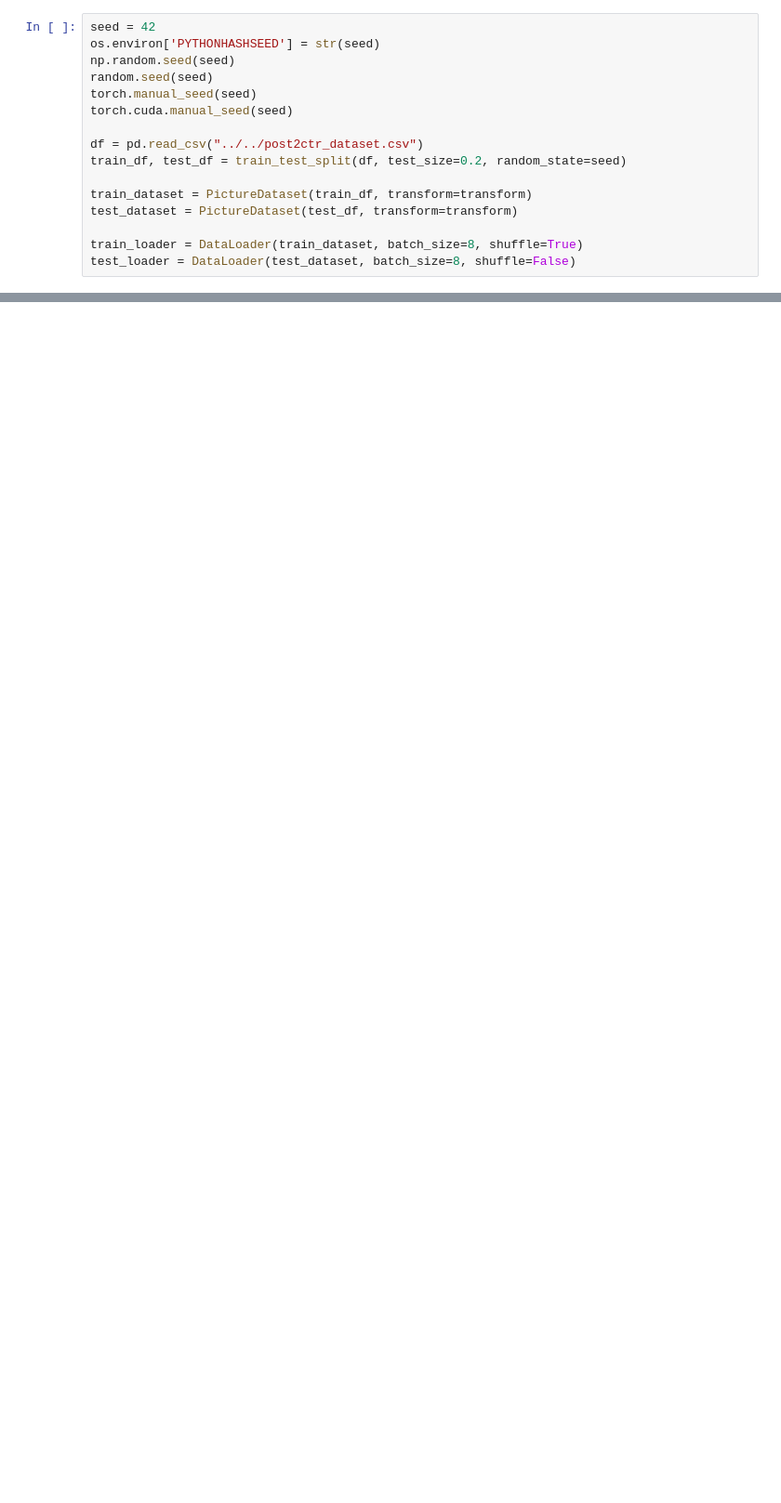
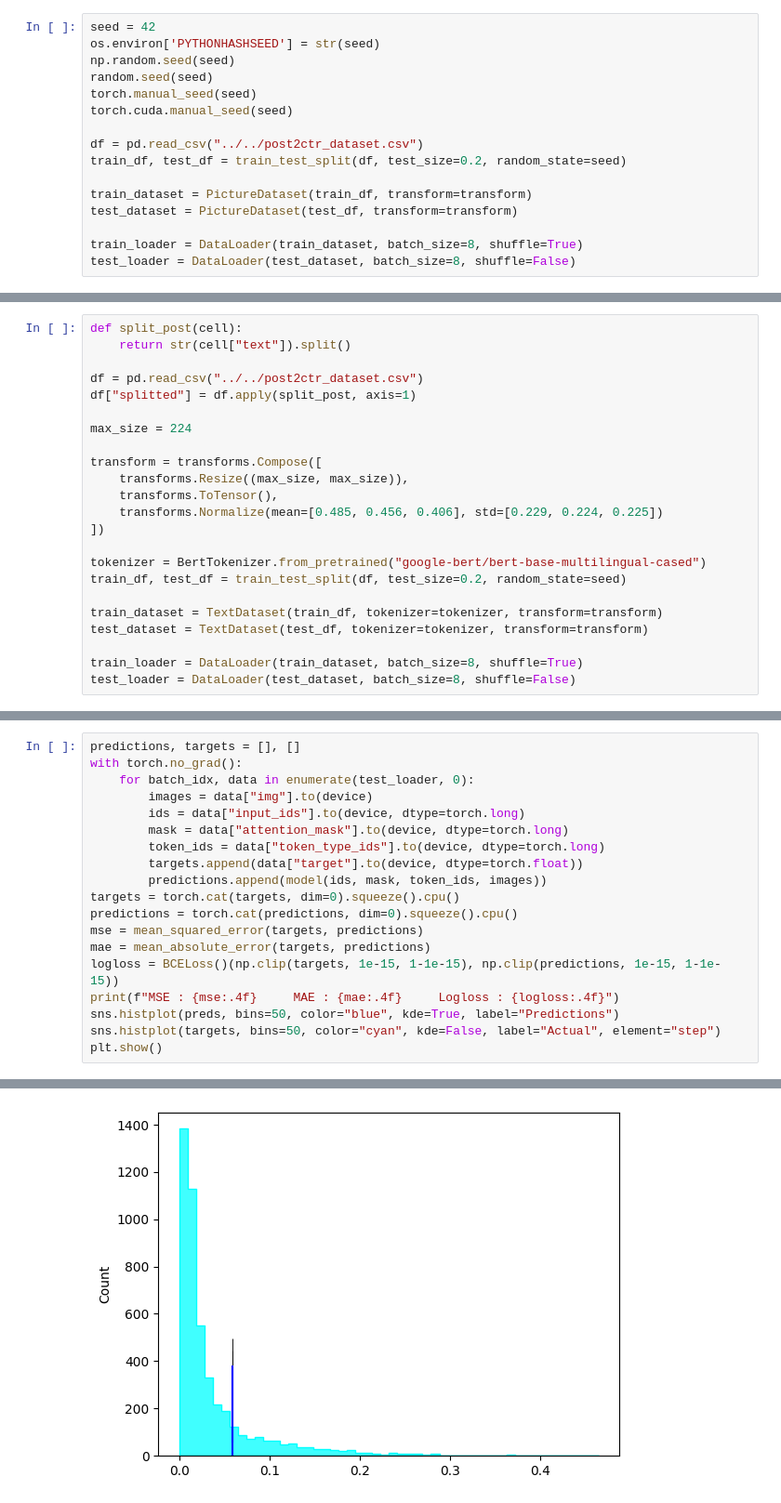
Before and after one commit to Octopupu5/vk-lab-test, a Jupyter notebook: recsys/visualizing_models.ipynb, the cells around one changed output, grey strips where cells are left out. Shown at 93% size. Saved outputs shown, nothing was run; the diff lists cells and outputs as text; blank space fills up the shorter version.

```diff
--- a/recsys/visualizing_models.ipynb
+++ b/recsys/visualizing_models.ipynb
@@ -126,0 +174,23 @@ for i, row in df_results.iterrows():
+# %%
+def split_post(cell):
+    return str(cell["text"]).split()
+
+df = pd.read_csv("../../post2ctr_dataset.csv")
+df["splitted"] = df.apply(split_post, axis=1)
+
+max_size = 224
+
+transform = transforms.Compose([
+    transforms.Resize((max_size, max_size)),
+    transforms.ToTensor(),
+    transforms.Normalize(mean=[0.485, 0.456, 0.406], std=[0.229, 0.224, 0.225])
+])
+
+tokenizer = BertTokenizer.from_pretrained("google-bert/bert-base-multilingual-cased")
+train_df, test_df = train_test_split(df, test_size=0.2, random_state=seed)
+
+train_dataset = TextDataset(train_df, tokenizer=tokenizer, transform=transform)
+test_dataset = TextDataset(test_df, tokenizer=tokenizer, transform=transform)
+
+train_loader = DataLoader(train_dataset, batch_size=8, shuffle=True)
+test_loader = DataLoader(test_dataset, batch_size=8, shuffle=False)
@@ -126,0 +238,20 @@ for i, row in df_results.iterrows():
+# %%
+predictions, targets = [], []
+with torch.no_grad():
+    for batch_idx, data in enumerate(test_loader, 0):
+        images = data["img"].to(device)
+        ids = data["input_ids"].to(device, dtype=torch.long)
+        mask = data["attention_mask"].to(device, dtype=torch.long)
+        token_ids = data["token_type_ids"].to(device, dtype=torch.long)
+        targets.append(data["target"].to(device, dtype=torch.float))
+        predictions.append(model(ids, mask, token_ids, images))
+targets = torch.cat(targets, dim=0).squeeze().cpu()
+predictions = torch.cat(predictions, dim=0).squeeze().cpu()
+mse = mean_squared_error(targets, predictions)
+mae = mean_absolute_error(targets, predictions)
+logloss = BCELoss()(np.clip(targets, 1e-15, 1-1e-15), np.clip(predictions, 1e-15, 1-1e-15))
+print(f"MSE : {mse:.4f}     MAE : {mae:.4f}     Logloss : {logloss:.4f}")
+sns.histplot(preds, bins=50, color="blue", kde=True, label="Predictions")
+sns.histplot(targets, bins=50, color="cyan", kde=False, label="Actual", element="step")
+plt.show()
+# %% [output]
@@ -126,0 +259 @@ for i, row in df_results.iterrows():
+[figure, added]
```
Also changed, not shown: parts of 8 cells of this notebook, 12 other files.
